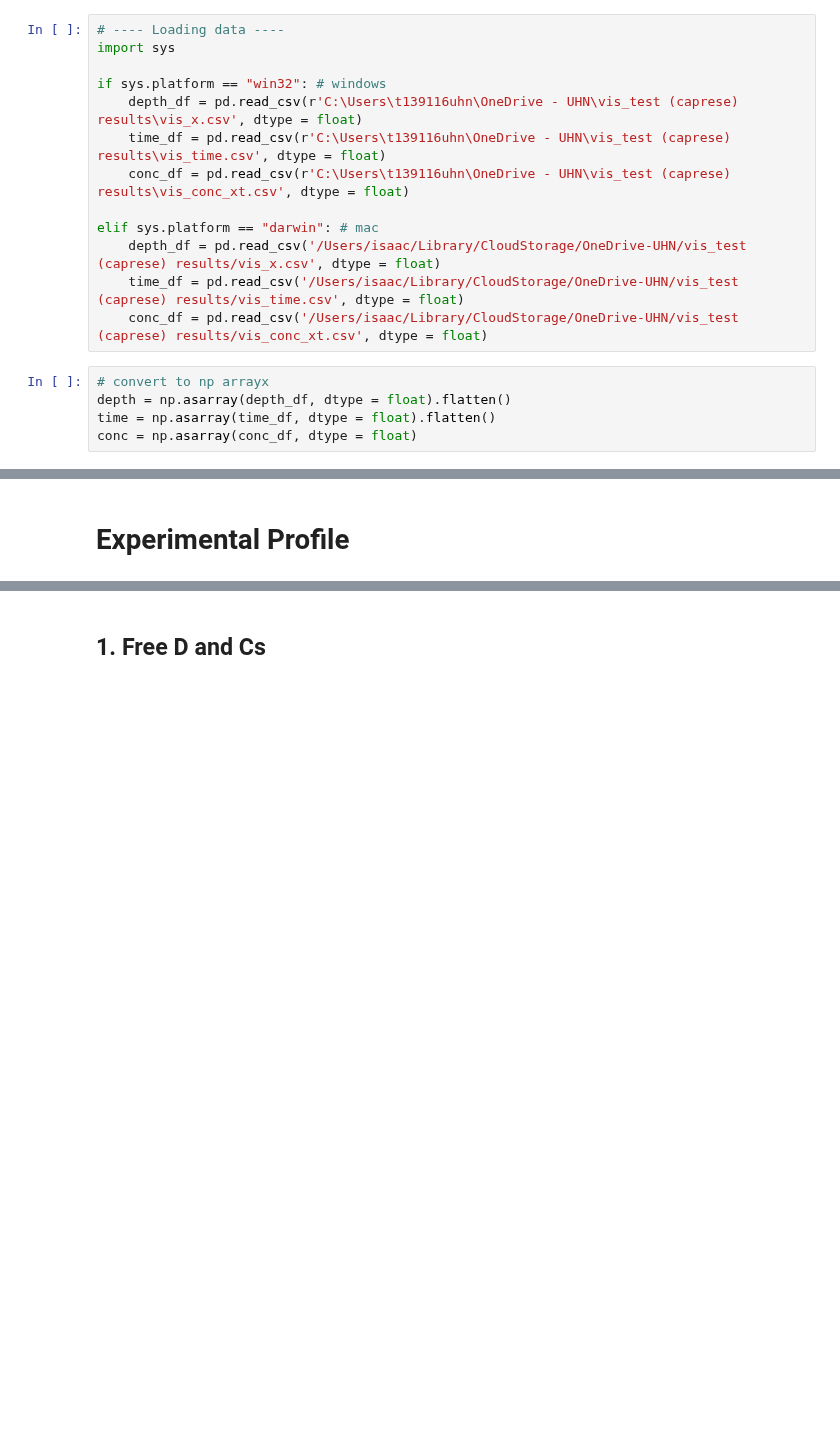
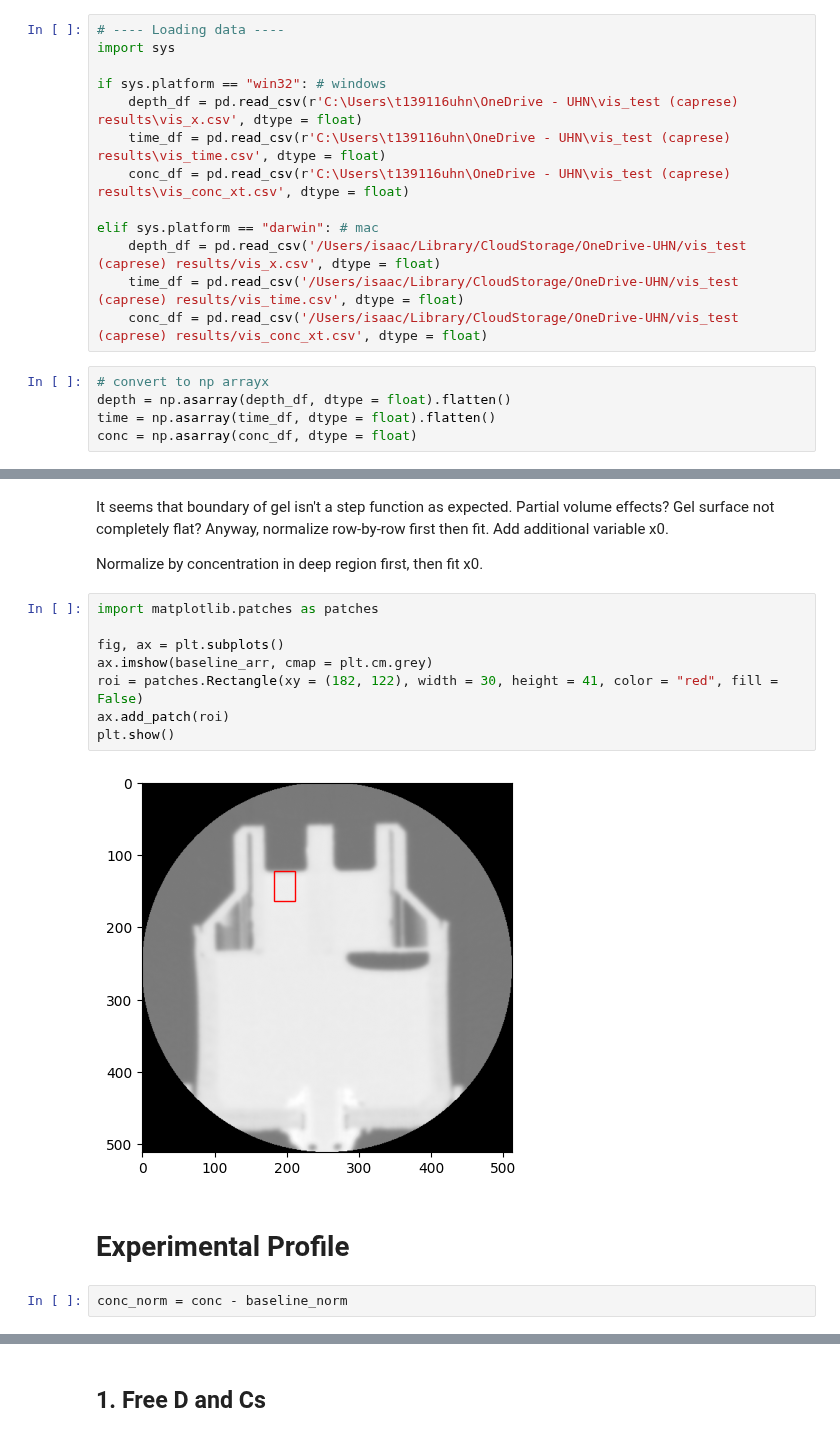
Before and after one commit to isaackh28/diff_tests, a Jupyter notebook: fit_diff.ipynb, the cells around one changed output, grey strips where cells are left out. Saved outputs shown, nothing was run; the diff lists cells and outputs as text; blank space fills up the shorter version.

Commit message:
Normalize by gel HU

```diff
--- a/fit_diff.ipynb
+++ b/fit_diff.ipynb
@@ -29,5 +84,21 @@ conc = np.asarray(conc_df, dtype = float)
+# %% [markdown]
+It seems that boundary of gel isn't a step function as expected. Partial volume effects? Gel surface not completely flat? Anyway, normalize row-by-row first then fit. Add additional variable x0.
+
+Normalize by concentration in deep region first, then fit x0.
+# %%
+import matplotlib.patches as patches
+
+fig, ax = plt.subplots()
+ax.imshow(baseline_arr, cmap = plt.cm.grey)
+roi = patches.Rectangle(xy = (182, 122), width = 30, height = 41, color = "red", fill = False)
+ax.add_patch(roi)
+plt.show()
+# %% [output]
+[figure, added]
 # %% [markdown]
 # Experimental Profile
+# %%
+conc_norm = conc - baseline_norm
 # %%
 fig, ax = plt.subplots(1, 1, subplot_kw = {"projection": "3d"}, figsize = (6, 6), squeeze = False)
 ax = ax.flatten()
```
Also changed, not shown: parts of 14 cells of this notebook.
